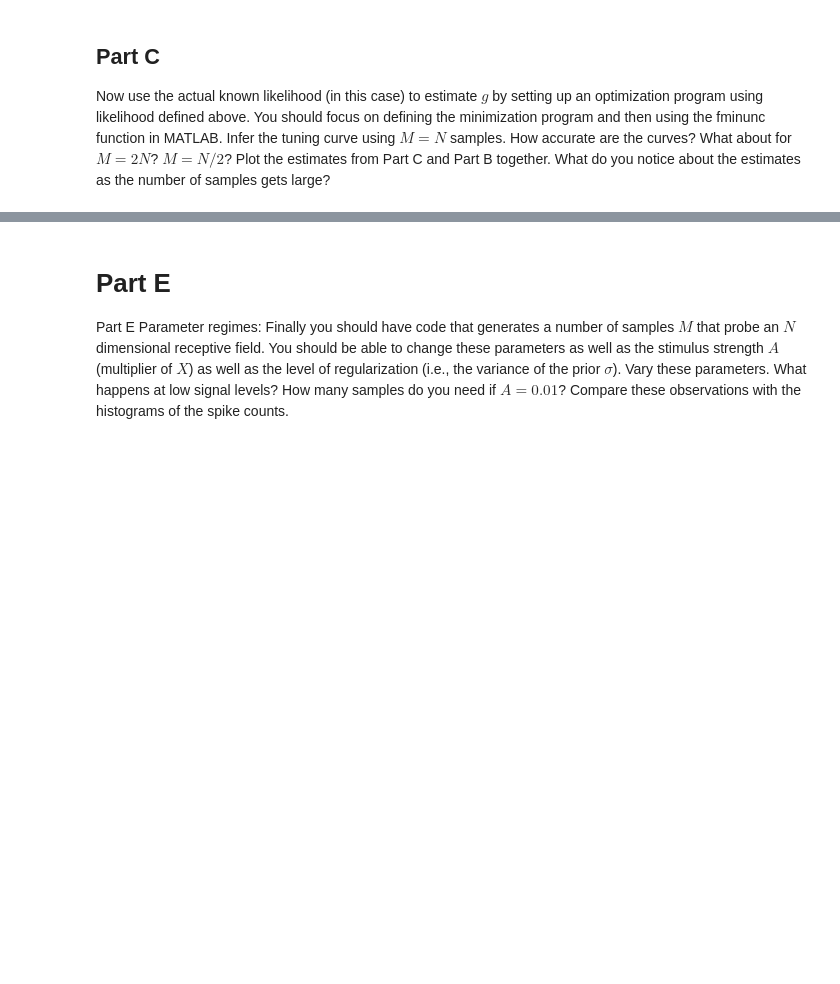
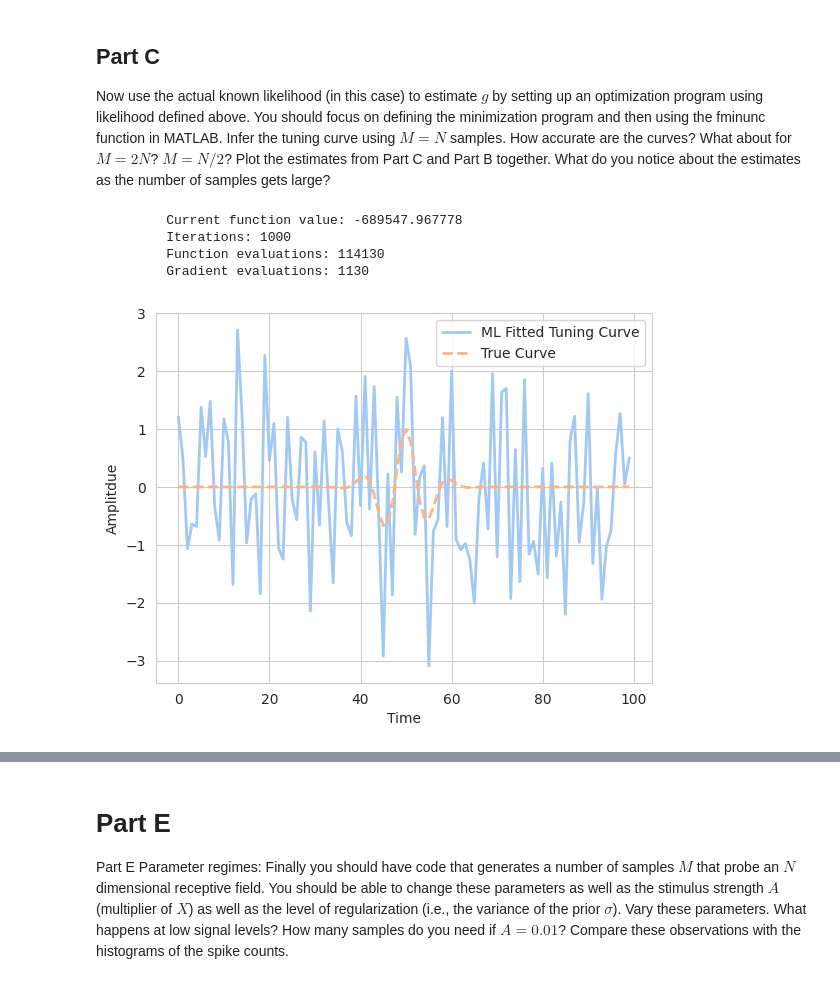
Before and after one commit to skyetomez/NSC_HW2, a Jupyter notebook: sthom215_problem_1_ex_2.ipynb, the cells around one changed output, grey strips where cells are left out. Cells and saved outputs as stored; diff of their text form; code cells hidden in the pictures; blank space fills up the shorter version.

```diff
--- a/sthom215_problem_1_ex_2.ipynb
+++ b/sthom215_problem_1_ex_2.ipynb
@@ -92,3 +92,60 @@ It is very close in the least squares sense after linearization.
 ## Part C
 Now use the actual known likelihood (in this case) to estimate $ g $ by setting up an optimization program using likelihood defined above. You should focus on defining the minimization program and then using the fminunc function in MATLAB.
 Infer the tuning curve using $ M = N $ samples. How accurate are the curves? What about for $ M = 2N $? $ M = N/2 $? Plot the estimates from Part C and Part B together. What do you notice about the estimates as the number of samples gets large?
+# %%
+from scipy.optimize import minimize
+import seaborn as sns
+
+N = 100
+num_nerurons = [N//2, N, 2*N]
+resultsMLList = []
+
+for num_neuron in num_nerurons:
+    n_trials = 100
+    neurons =  Neuron(num_neuron, n_trials, mu=0, sigma=1)
+    true_g = neuron.get_tuning_curve(neuron.n_trials)
+
+
+    def obj(g,X,r):
+        lam = np.exp(X @ g)
+        return -r.T @ np.log(lam) + lam.sum()
+
+    # Minimize the cost function
+    resp_m = neurons.activity()
+    stimuli_m = neurons.stimuli
+
+    #g_init = np.random.normal(0, 1, (neurons.n_trials,))
+    g_init = np.zeros_like(true_g)
+
+    opt = {'disp': True, 'maxiter': 1000, 'gtol': 1e-9}
+    resultML = minimize(fun = obj,
+                    x0=g_init,
+                    args=(stimuli_m, resp_m),
+                    method='BFGS',
+                    options = opt)
+
+    resultsMLList.append(resultML.x)
+# %% [output]
+         Current function value: -689547.967778
+         Iterations: 1000
+         Function evaluations: 114130
+         Gradient evaluations: 1130
+# %%
+fig = plt.figure()
+ax = fig.gca()
+
+for resultML, num_neuron in zip(resultsMLList, num_nerurons):
+    title = f"ML Fitted Tuning Curve N = {num_neuron} neurons"
+    sns.lineplot(resultML, linewidth=2.0, label=title, ax=ax)
+    sns.lineplot(true_g, linestyle = '--', linewidth=2.0, label="True Curve", ax=ax)
+    ax.set_xlabel("time")
+    ax.set_ylabel('ampltidue')
+
+    ax.legend()
+
+    ax.set_xlabel("Time")
+    ax.set_ylabel("Amplitdue")
+
+    plt.show()
+# %% [output]
+[figure, added]
```
Also changed, not shown: parts of 7 cells of this notebook, 3 other files.
